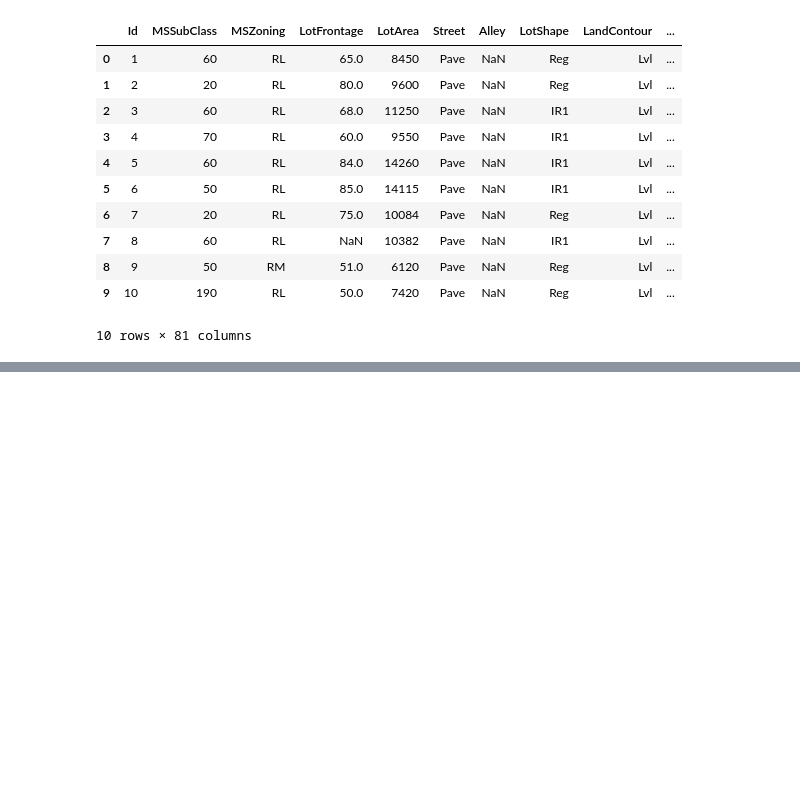
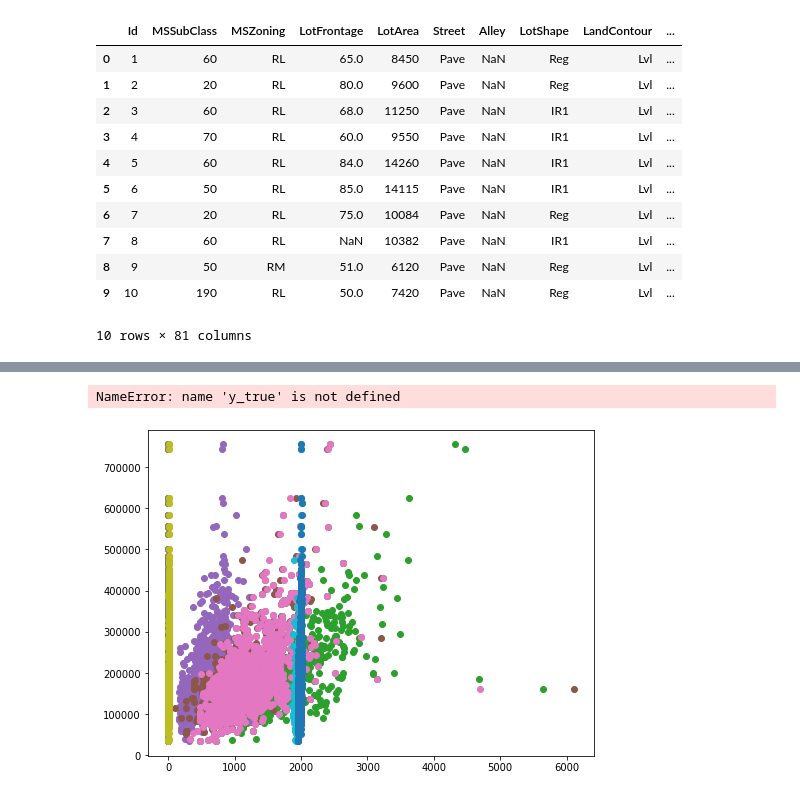
Before and after one commit to nohelycbr/statistical-analysis-project, a Jupyter notebook: your-code/statistical_analysis.ipynb, the cells around one changed output, grey strips where cells are left out. Saved outputs shown, nothing was run; the diff lists cells and outputs as text; code cells hidden in the pictures; blank space fills up the shorter version.

```diff
--- a/your-code/statistical_analysis.ipynb
+++ b/your-code/statistical_analysis.ipynb
@@ -96,0 +236,6 @@ data.describe().transpose()
+# %%
+x = sm.add_constant(corr_data[cols])
+y = corr_data['SalePrice']
+# %%
+res = sm.OLS(y, x).fit()
+print(res.summary())
@@ -96,0 +262,14 @@ data.describe().transpose()
+# %%
+prstd, iv_l, iv_u = wls_prediction_std(res)
+
+fig, ax = plt.subplots(figsize=(8,6))
+
+ax.plot(x, y, 'o', label="data")
+ax.plot(x, y_true, 'b-', label="True")
+ax.plot(x, res.fittedvalues, 'r--.', label="OLS")
+ax.plot(x, iv_u, 'r--')
+ax.plot(x, iv_l, 'r--')
+ax.legend(loc='best');
+# %% [output]
+NameError: name 'y_true' is not defined
+[figure, added]
```
Also changed, not shown: parts of 36 cells of this notebook, 1 other file.
